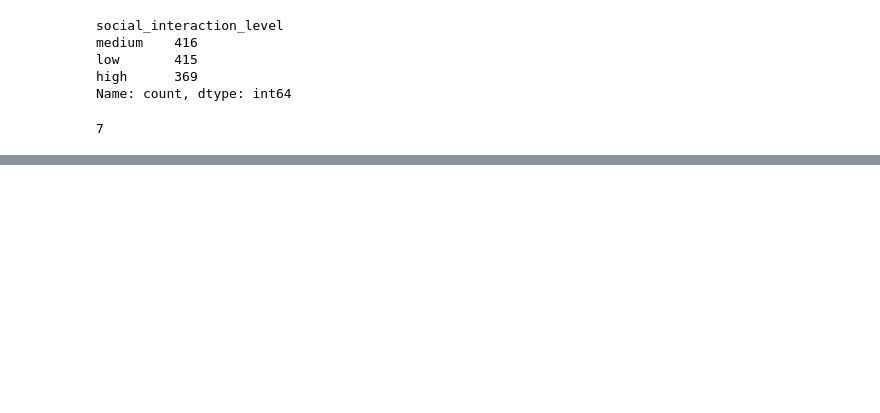
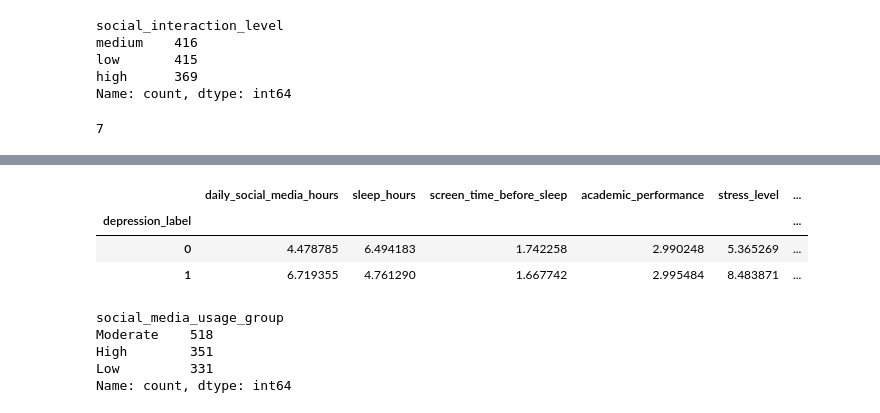
Before and after one commit to klidnenabrezi/data-modelling-kelompok-7, a Jupyter notebook: notebook/note-1.ipynb, the cells around one changed output, grey strips where cells are left out. Cells and saved outputs as stored; diff of their text form; code cells hidden in the pictures; blank space fills up the shorter version.

```diff
--- a/notebook/note-1.ipynb
+++ b/notebook/note-1.ipynb
@@ -134,0 +186,15 @@ df['age'].nunique()
+# %%
+df.groupby("depression_label")[[
+    "daily_social_media_hours",
+    "sleep_hours",
+    "screen_time_before_sleep",
+    "academic_performance",
+    "stress_level",
+    "anxiety_level",
+    "addiction_level"
+]].mean()
+# %% [output]
+|  | daily_social_media_hours | sleep_hours | screen_time_before_sleep | academic_performance | stress_level | ... |
+| depression_label |  |  |  |  |  | ... |
+| 0 | 4.478785 | 6.494183 | 1.742258 | 2.990248 | 5.365269 | ... |
+| 1 | 6.719355 | 4.761290 | 1.667742 | 2.995484 | 8.483871 | ... |
@@ -134,0 +211,8 @@ df['age'].nunique()
+# %%
+df["social_media_usage_group"].value_counts()
+# %% [output]
+social_media_usage_group
+Moderate    518
+High        351
+Low         331
+Name: count, dtype: int64
```
Also changed, not shown: parts of 10 cells of this notebook, 1 other file.
